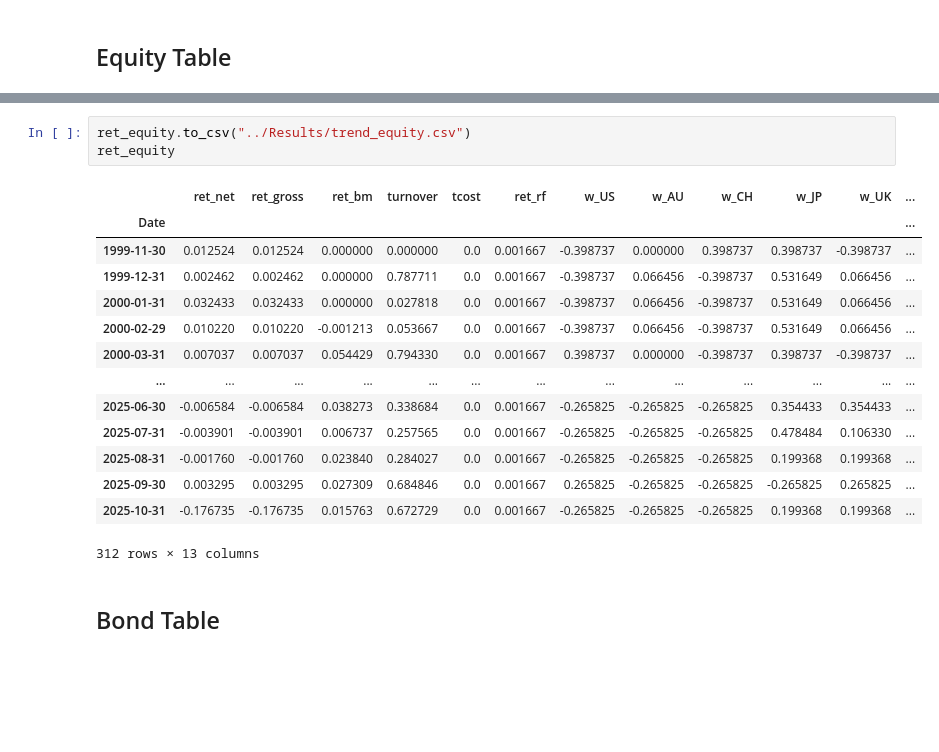
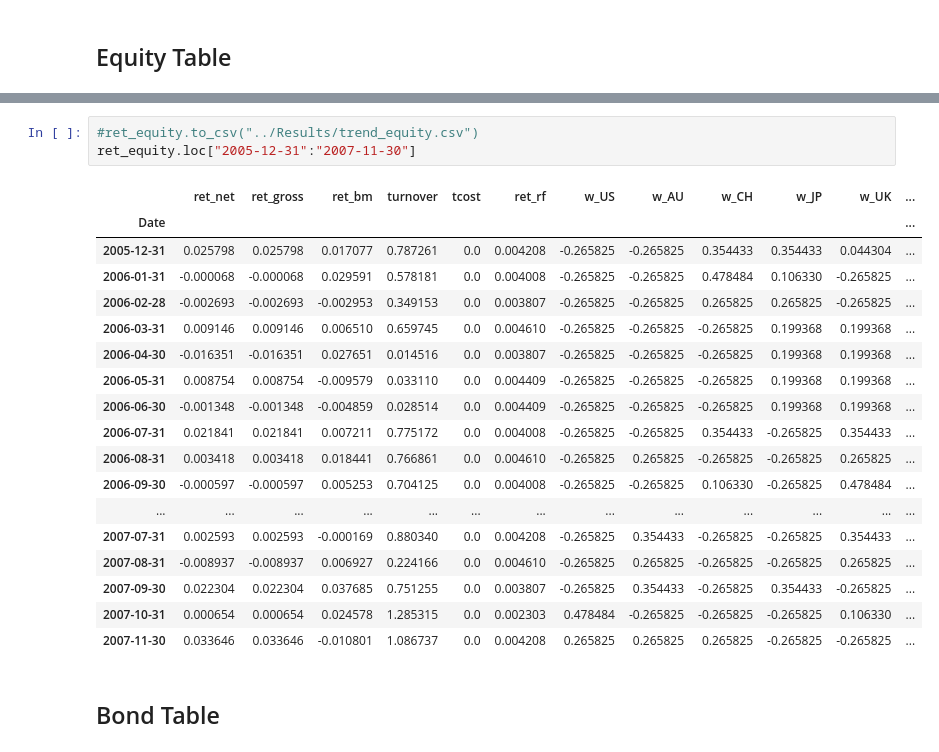
Before and after one commit to DanUZH/PMP_December_8, a Jupyter notebook: Code/trend_following.ipynb, the cells around one changed output, grey strips where cells are left out. Drawn from its saved outputs; the diff is of its cells as text; blank space fills up the shorter version.

```diff
--- a/Code/trend_following.ipynb
+++ b/Code/trend_following.ipynb
@@ -547,21 +322,25 @@ Index(['US', 'AU', 'CH', 'JP', 'UK', 'EM', 'EU'], dtype='object')
 # %%
-ret_equity.to_csv("../Results/trend_equity.csv")
-ret_equity
+#ret_equity.to_csv("../Results/trend_equity.csv")
+ret_equity.loc["2005-12-31":"2007-11-30"]
 # %% [output]
 |  | ret_net | ret_gross | ret_bm | turnover | tcost | ret_rf | w_US | w_AU | w_CH | w_JP | w_UK | ... |
 | Date |  |  |  |  |  |  |  |  |  |  |  | ... |
-| 1999-11-30 | 0.012524 | 0.012524 | 0.000000 | 0.000000 | 0.0 | 0.001667 | -0.398737 | 0.000000 | 0.398737 | 0.398737 | -0.398737 | ... |
-| 1999-12-31 | 0.002462 | 0.002462 | 0.000000 | 0.787711 | 0.0 | 0.001667 | -0.398737 | 0.066456 | -0.398737 | 0.531649 | 0.066456 | ... |
-| 2000-01-31 | 0.032433 | 0.032433 | 0.000000 | 0.027818 | 0.0 | 0.001667 | -0.398737 | 0.066456 | -0.398737 | 0.531649 | 0.066456 | ... |
-| 2000-02-29 | 0.010220 | 0.010220 | -0.001213 | 0.053667 | 0.0 | 0.001667 | -0.398737 | 0.066456 | -0.398737 | 0.531649 | 0.066456 | ... |
-| 2000-03-31 | 0.007037 | 0.007037 | 0.054429 | 0.794330 | 0.0 | 0.001667 | 0.398737 | 0.000000 | -0.398737 | 0.398737 | -0.398737 | ... |
+| 2005-12-31 | 0.025798 | 0.025798 | 0.017077 | 0.787261 | 0.0 | 0.004208 | -0.265825 | -0.265825 | 0.354433 | 0.354433 | 0.044304 | ... |
+| 2006-01-31 | -0.000068 | -0.000068 | 0.029591 | 0.578181 | 0.0 | 0.004008 | -0.265825 | -0.265825 | 0.478484 | 0.106330 | -0.265825 | ... |
+| 2006-02-28 | -0.002693 | -0.002693 | -0.002953 | 0.349153 | 0.0 | 0.003807 | -0.265825 | -0.265825 | 0.265825 | 0.265825 | -0.265825 | ... |
+| 2006-03-31 | 0.009146 | 0.009146 | 0.006510 | 0.659745 | 0.0 | 0.004610 | -0.265825 | -0.265825 | -0.265825 | 0.199368 | 0.199368 | ... |
+| 2006-04-30 | -0.016351 | -0.016351 | 0.027651 | 0.014516 | 0.0 | 0.003807 | -0.265825 | -0.265825 | -0.265825 | 0.199368 | 0.199368 | ... |
+| 2006-05-31 | 0.008754 | 0.008754 | -0.009579 | 0.033110 | 0.0 | 0.004409 | -0.265825 | -0.265825 | -0.265825 | 0.199368 | 0.199368 | ... |
+| 2006-06-30 | -0.001348 | -0.001348 | -0.004859 | 0.028514 | 0.0 | 0.004409 | -0.265825 | -0.265825 | -0.265825 | 0.199368 | 0.199368 | ... |
+| 2006-07-31 | 0.021841 | 0.021841 | 0.007211 | 0.775172 | 0.0 | 0.004008 | -0.265825 | -0.265825 | 0.354433 | -0.265825 | 0.354433 | ... |
+| 2006-08-31 | 0.003418 | 0.003418 | 0.018441 | 0.766861 | 0.0 | 0.004610 | -0.265825 | 0.265825 | -0.265825 | -0.265825 | 0.265825 | ... |
+| 2006-09-30 | -0.000597 | -0.000597 | 0.005253 | 0.704125 | 0.0 | 0.004008 | -0.265825 | -0.265825 | 0.106330 | -0.265825 | 0.478484 | ... |
 | ... | ... | ... | ... | ... | ... | ... | ... | ... | ... | ... | ... | ... |
-| 2025-06-30 | -0.006584 | -0.006584 | 0.038273 | 0.338684 | 0.0 | 0.001667 | -0.265825 | -0.265825 | -0.265825 | 0.354433 | 0.354433 | ... |
-| 2025-07-31 | -0.003901 | -0.003901 | 0.006737 | 0.257565 | 0.0 | 0.001667 | -0.265825 | -0.265825 | -0.265825 | 0.478484 | 0.106330 | ... |
-| 2025-08-31 | -0.001760 | -0.001760 | 0.023840 | 0.284027 | 0.0 | 0.001667 | -0.265825 | -0.265825 | -0.265825 | 0.199368 | 0.199368 | ... |
-| 2025-09-30 | 0.003295 | 0.003295 | 0.027309 | 0.684846 | 0.0 | 0.001667 | 0.265825 | -0.265825 | -0.265825 | -0.265825 | 0.265825 | ... |
-| 2025-10-31 | -0.176735 | -0.176735 | 0.015763 | 0.672729 | 0.0 | 0.001667 | -0.265825 | -0.265825 | -0.265825 | 0.199368 | 0.199368 | ... |
+| 2007-07-31 | 0.002593 | 0.002593 | -0.000169 | 0.880340 | 0.0 | 0.004208 | -0.265825 | 0.354433 | -0.265825 | -0.265825 | 0.354433 | ... |
+| 2007-08-31 | -0.008937 | -0.008937 | 0.006927 | 0.224166 | 0.0 | 0.004610 | -0.265825 | 0.265825 | -0.265825 | -0.265825 | 0.265825 | ... |
+| 2007-09-30 | 0.022304 | 0.022304 | 0.037685 | 0.751255 | 0.0 | 0.003807 | -0.265825 | 0.354433 | -0.265825 | 0.354433 | -0.265825 | ... |
+| 2007-10-31 | 0.000654 | 0.000654 | 0.024578 | 1.285315 | 0.0 | 0.002303 | 0.478484 | -0.265825 | -0.265825 | -0.265825 | 0.106330 | ... |
+| 2007-11-30 | 0.033646 | 0.033646 | -0.010801 | 1.086737 | 0.0 | 0.004208 | 0.265825 | 0.265825 | 0.265825 | -0.265825 | -0.265825 | ... |
-312 rows × 13 columns
 # %% [markdown]
 ## Bond Table
 # %%
```
Also changed, not shown: parts of 8 cells of this notebook, 2 other files.
